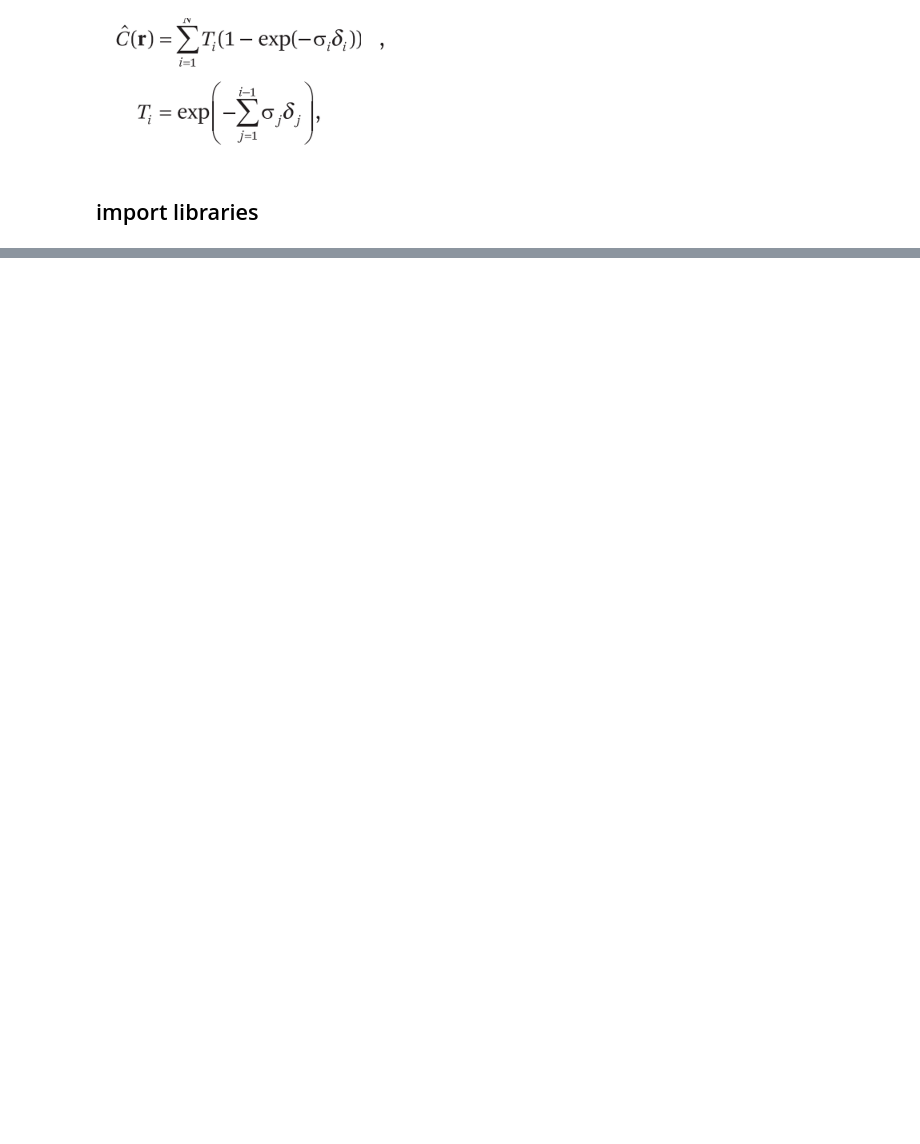
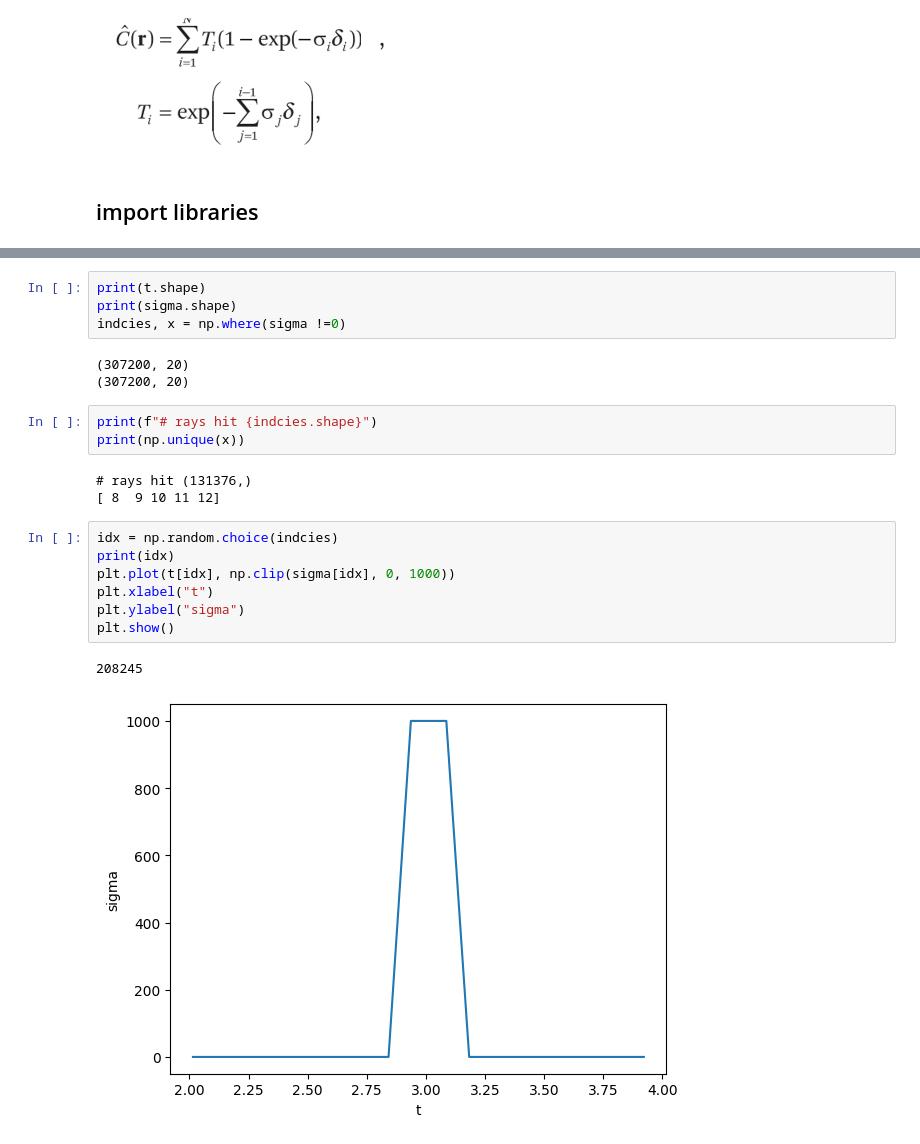
Before and after one commit to WikiGenius/nerf-lab, a Jupyter notebook: examples/demo_equations_neglict_color.ipynb, the cells around one changed output, grey strips where cells are left out. Cells and saved outputs as stored; diff of their text form; blank space fills up the shorter version.

```diff
--- a/examples/demo_equations_neglict_color.ipynb
+++ b/examples/demo_equations_neglict_color.ipynb
@@ -47,0 +130,23 @@ points shape: (307200, 20, 3)
+# %%
+print(t.shape)
+print(sigma.shape)
+indcies, x = np.where(sigma !=0)
+# %% [output]
+(307200, 20)
+(307200, 20)
+# %%
+print(f"# rays hit {indcies.shape}")
+print(np.unique(x))
+# %% [output]
+# rays hit (131376,)
+[ 8  9 10 11 12]
+# %%
+idx = np.random.choice(indcies)
+print(idx)
+plt.plot(t[idx], np.clip(sigma[idx], 0, 1000))
+plt.xlabel("t")
+plt.ylabel("sigma")
+plt.show()
+# %% [output]
+208245
+[figure, added]
```
Also changed, not shown: parts of 12 cells of this notebook, 1 other file.
